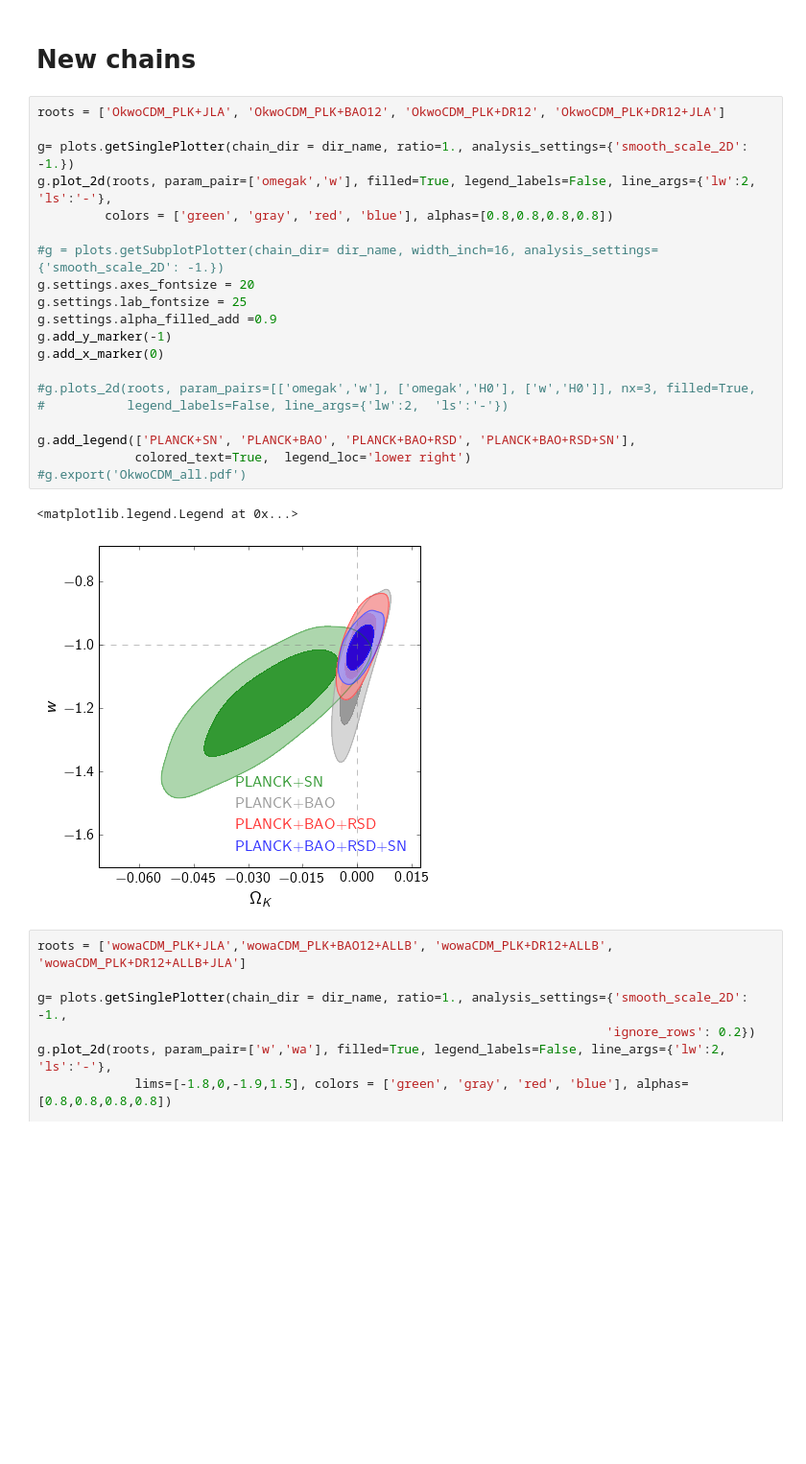
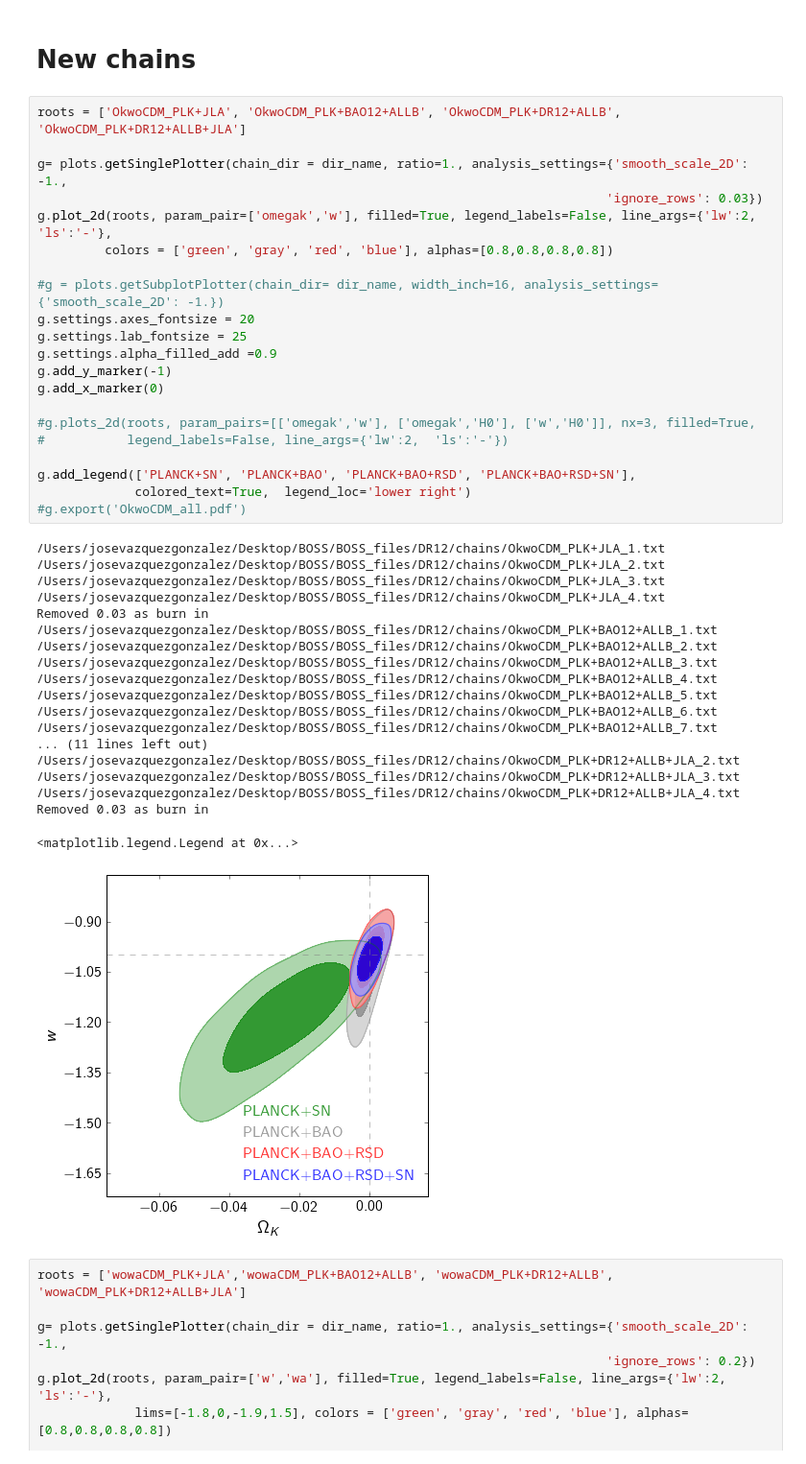
Before and after one commit to ja-vazquez/BOSS_files, a Jupyter notebook: DR12/dr12_constraints.ipynb, the cells around one changed output. Shown: that part at 96% size. Cells and saved outputs as stored; diff of their text form; blank space fills up the shorter version.

```diff
--- a/DR12/dr12_constraints.ipynb
+++ b/DR12/dr12_constraints.ipynb
@@ -261,28 +261,46 @@ g.export('OkwoCDM_3.pdf')
 # %% [markdown]
 # New chains
 # %%
-roots = ['OkwoCDM_PLK+JLA', 'OkwoCDM_PLK+BAO12', 'OkwoCDM_PLK+DR12', 'OkwoCDM_PLK+DR12+JLA']
+roots = ['OkwoCDM_PLK+JLA', 'OkwoCDM_PLK+BAO12+ALLB', 'OkwoCDM_PLK+DR12+ALLB', 'OkwoCDM_PLK+DR12+ALLB+JLA']
 
-g= plots.getSinglePlotter(chain_dir = dir_name, ratio=1., analysis_settings={'smooth_scale_2D': -1.})
+g= plots.getSinglePlotter(chain_dir = dir_name, ratio=1., analysis_settings={'smooth_scale_2D': -1.,
+                                                                            'ignore_rows': 0.03})
 g.plot_2d(roots, param_pair=['omegak','w'], filled=True, legend_labels=False, line_args={'lw':2,  'ls':'-'},
          colors = ['green', 'gray', 'red', 'blue'], alphas=[0.8,0.8,0.8,0.8])
 
 #g = plots.getSubplotPlotter(chain_dir= dir_name, width_inch=16, analysis_settings={'smooth_scale_2D': -1.})
 g.settings.axes_fontsize = 20
 g.settings.lab_fontsize = 25
 g.settings.alpha_filled_add =0.9
 g.add_y_marker(-1)
 g.add_x_marker(0)
 
 #g.plots_2d(roots, param_pairs=[['omegak','w'], ['omegak','H0'], ['w','H0']], nx=3, filled=True,
 #           legend_labels=False, line_args={'lw':2,  'ls':'-'})
 
 g.add_legend(['PLANCK+SN', 'PLANCK+BAO', 'PLANCK+BAO+RSD', 'PLANCK+BAO+RSD+SN'],
              colored_text=True,  legend_loc='lower right')
 #g.export('OkwoCDM_all.pdf')
 # %% [output]
-<matplotlib.legend.Legend at 0x...>
+/Users/josevazquezgonzalez/Desktop/BOSS/BOSS_files/DR12/chains/OkwoCDM_PLK+JLA_1.txt
+/Users/josevazquezgonzalez/Desktop/BOSS/BOSS_files/DR12/chains/OkwoCDM_PLK+JLA_2.txt
+/Users/josevazquezgonzalez/Desktop/BOSS/BOSS_files/DR12/chains/OkwoCDM_PLK+JLA_3.txt
+/Users/josevazquezgonzalez/Desktop/BOSS/BOSS_files/DR12/chains/OkwoCDM_PLK+JLA_4.txt
+Removed 0.03 as burn in
+/Users/josevazquezgonzalez/Desktop/BOSS/BOSS_files/DR12/chains/OkwoCDM_PLK+BAO12+ALLB_1.txt
+/Users/josevazquezgonzalez/Desktop/BOSS/BOSS_files/DR12/chains/OkwoCDM_PLK+BAO12+ALLB_2.txt
+/Users/josevazquezgonzalez/Desktop/BOSS/BOSS_files/DR12/chains/OkwoCDM_PLK+BAO12+ALLB_3.txt
+/Users/josevazquezgonzalez/Desktop/BOSS/BOSS_files/DR12/chains/OkwoCDM_PLK+BAO12+ALLB_4.txt
+/Users/josevazquezgonzalez/Desktop/BOSS/BOSS_files/DR12/chains/OkwoCDM_PLK+BAO12+ALLB_5.txt
+/Users/josevazquezgonzalez/Desktop/BOSS/BOSS_files/DR12/chains/OkwoCDM_PLK+BAO12+ALLB_6.txt
+/Users/josevazquezgonzalez/Desktop/BOSS/BOSS_files/DR12/chains/OkwoCDM_PLK+BAO12+ALLB_7.txt
+... (11 lines left out)
+/Users/josevazquezgonzalez/Desktop/BOSS/BOSS_files/DR12/chains/OkwoCDM_PLK+DR12+ALLB+JLA_2.txt
+/Users/josevazquezgonzalez/Desktop/BOSS/BOSS_files/DR12/chains/OkwoCDM_PLK+DR12+ALLB+JLA_3.txt
+/Users/josevazquezgonzalez/Desktop/BOSS/BOSS_files/DR12/chains/OkwoCDM_PLK+DR12+ALLB+JLA_4.txt
+Removed 0.03 as burn in
+<matplotlib.legend.Legend at 0x...>
-[figure, old version]
+[figure, new version]
 # %%
 roots = ['wowaCDM_PLK+JLA','wowaCDM_PLK+BAO12+ALLB', 'wowaCDM_PLK+DR12+ALLB', 'wowaCDM_PLK+DR12+ALLB+JLA']
 
```
Also changed, not shown: parts of 15 cells of this notebook, 2 other files.
